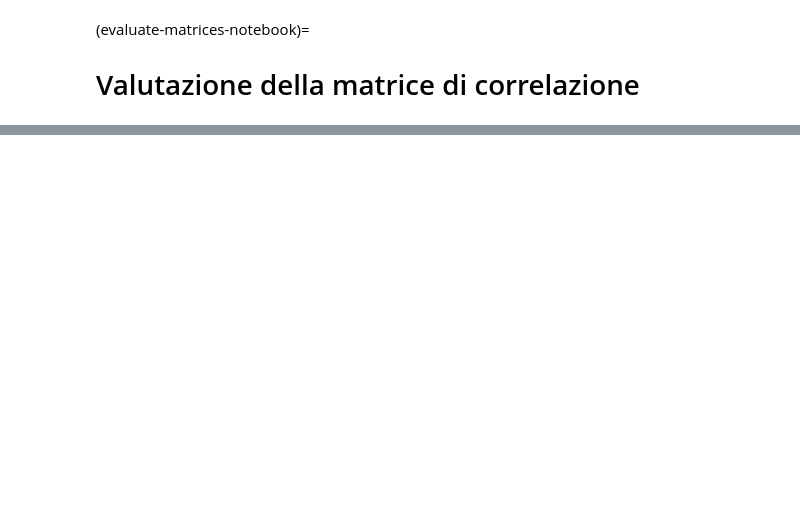
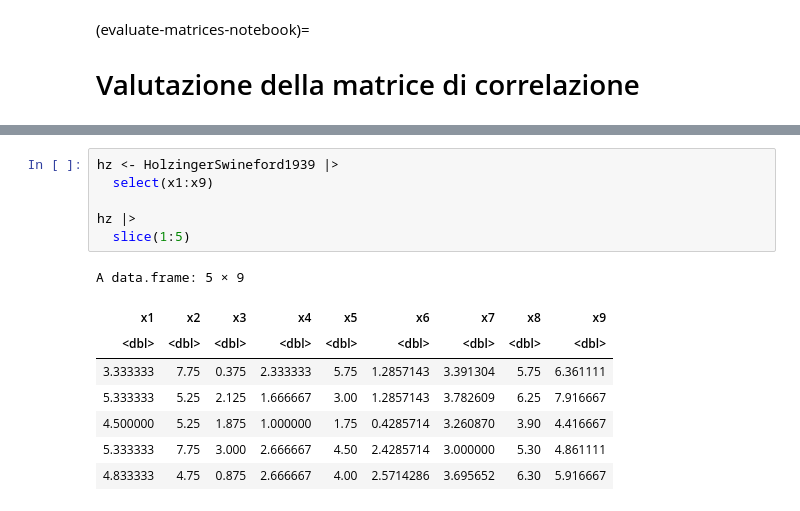
Before and after one commit to ccaudek/cfa_book_2023, a Jupyter notebook: 201_valutare_le_matrici.ipynb, the cells around one changed output, grey strips where cells are left out. Cells and saved outputs as stored; diff of their text form; blank space fills up the shorter version.

```diff
--- a/201_valutare_le_matrici.ipynb
+++ b/201_valutare_le_matrici.ipynb
@@ -5,0 +43,15 @@ source("_common.R")
+# %%
+hz <- HolzingerSwineford1939 |>
+  select(x1:x9)
+
+hz |>
+  slice(1:5)
+# %% [output]
+A data.frame: 5 × 9
+| x1 | x2 | x3 | x4 | x5 | x6 | x7 | x8 | x9 |
+| <dbl> | <dbl> | <dbl> | <dbl> | <dbl> | <dbl> | <dbl> | <dbl> | <dbl> |
+| 3.333333 | 7.75 | 0.375 | 2.333333 | 5.75 | 1.2857143 | 3.391304 | 5.75 | 6.361111 |
+| 5.333333 | 5.25 | 2.125 | 1.666667 | 3.00 | 1.2857143 | 3.782609 | 6.25 | 7.916667 |
+| 4.500000 | 5.25 | 1.875 | 1.000000 | 1.75 | 0.4285714 | 3.260870 | 3.90 | 4.416667 |
+| 5.333333 | 7.75 | 3.000 | 2.666667 | 4.50 | 2.4285714 | 3.000000 | 5.30 | 4.861111 |
+| 4.833333 | 4.75 | 0.875 | 2.666667 | 4.00 | 2.5714286 | 3.695652 | 6.30 | 5.916667 |
```
Also changed, not shown: parts of 15 cells of this notebook, 18 other files.
